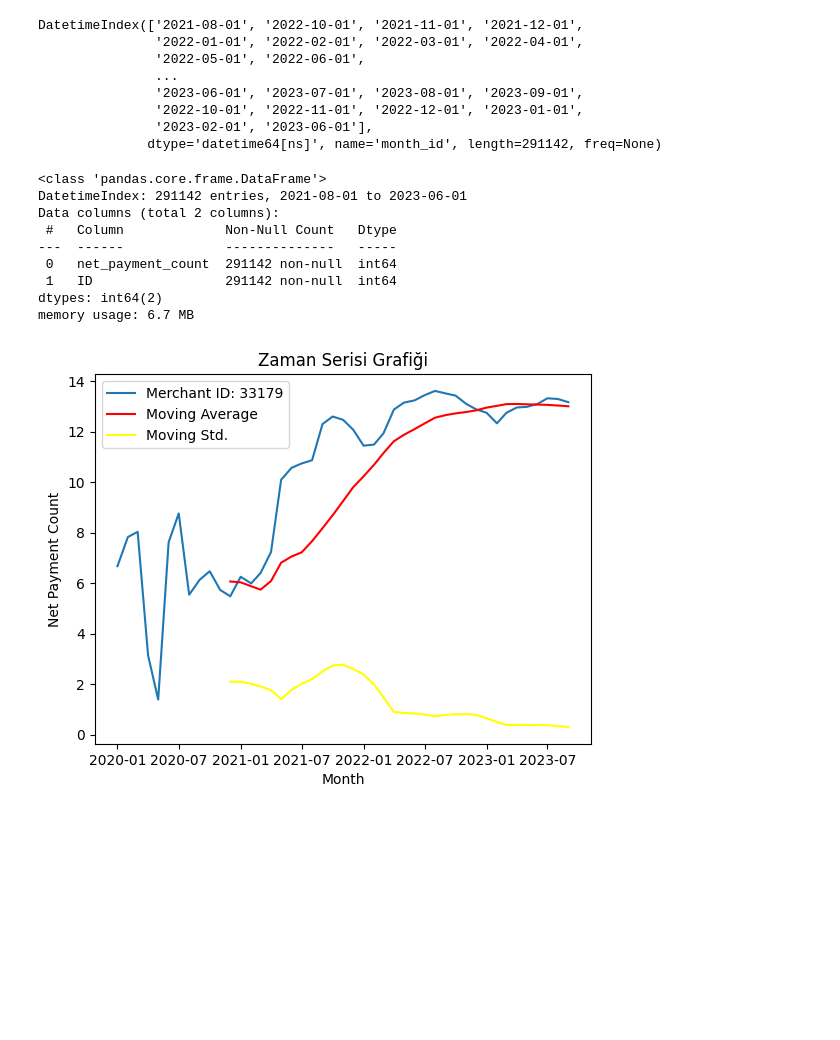
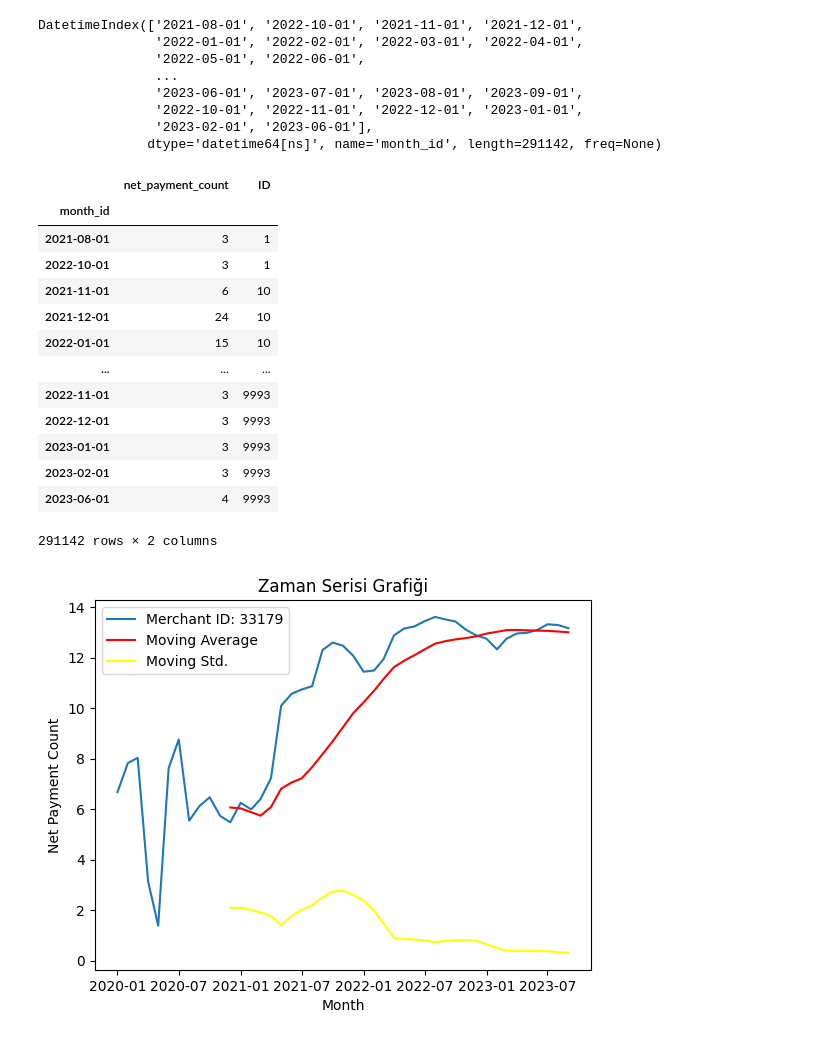
Before and after one commit to seydanurkayir/iyzico-datathon, a Jupyter notebook: iyzicoo.ipynb, the cells around one changed output. Saved outputs shown, nothing was run; the diff lists cells and outputs as text; code cells hidden in the pictures; blank space fills up the shorter version.

```diff
--- a/iyzicoo.ipynb
+++ b/iyzicoo.ipynb
@@ -82,14 +82,19 @@ DatetimeIndex(['2021-08-01', '2022-10-01', '2021-11-01', '2021-12-01',
                '2023-02-01', '2023-06-01'],
               dtype='datetime64[ns]', name='month_id', length=291142, freq=None)
 # %%
-train.info()
+train
 # %% [output]
+|  | net_payment_count | ID |
+| month_id |  |  |
+| 2021-08-01 | 3 | 1 |
+| 2022-10-01 | 3 | 1 |
+| 2021-11-01 | 6 | 10 |
+| 2021-12-01 | 24 | 10 |
+| 2022-01-01 | 15 | 10 |
+| ... | ... | ... |
+| 2022-11-01 | 3 | 9993 |
+| 2022-12-01 | 3 | 9993 |
+| 2023-01-01 | 3 | 9993 |
+| 2023-02-01 | 3 | 9993 |
+| 2023-06-01 | 4 | 9993 |
-<class 'pandas.core.frame.DataFrame'>
-DatetimeIndex: 291142 entries, 2021-08-01 to 2023-06-01
-Data columns (total 2 columns):
- #   Column             Non-Null Count   Dtype
----  ------             --------------   -----
- 0   net_payment_count  291142 non-null  int64
- 1   ID                 291142 non-null  int64
-dtypes: int64(2)
-memory usage: 6.7 MB
+291142 rows × 2 columns
```
Also changed, not shown: parts of 4 cells of this notebook, 2 other files.
